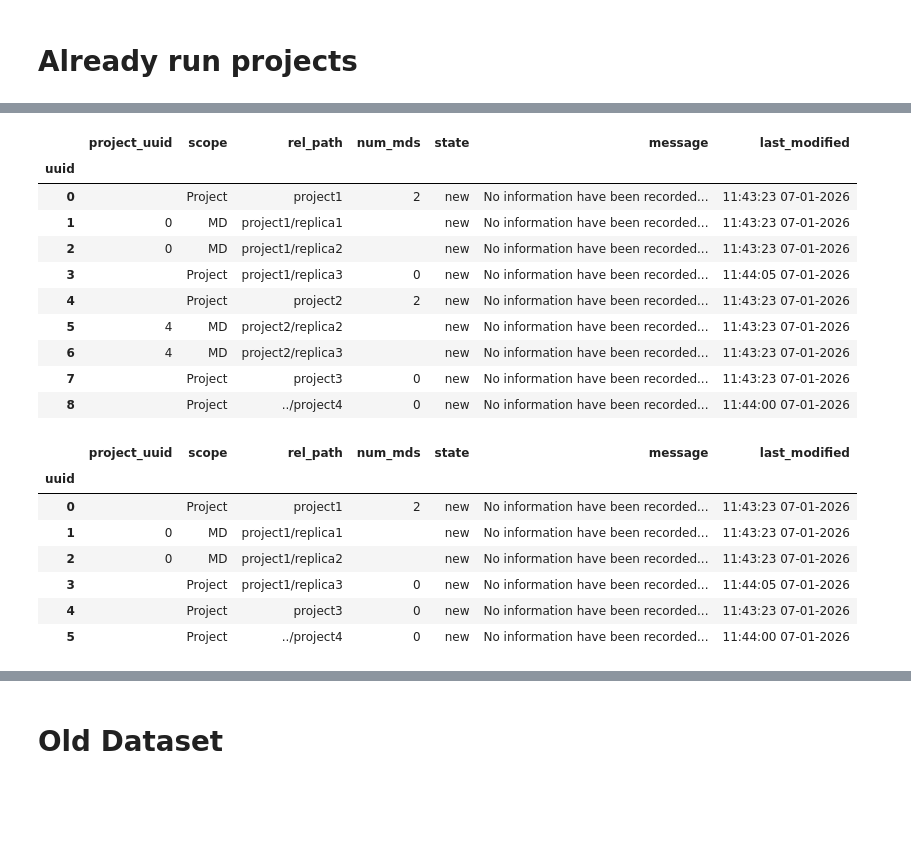
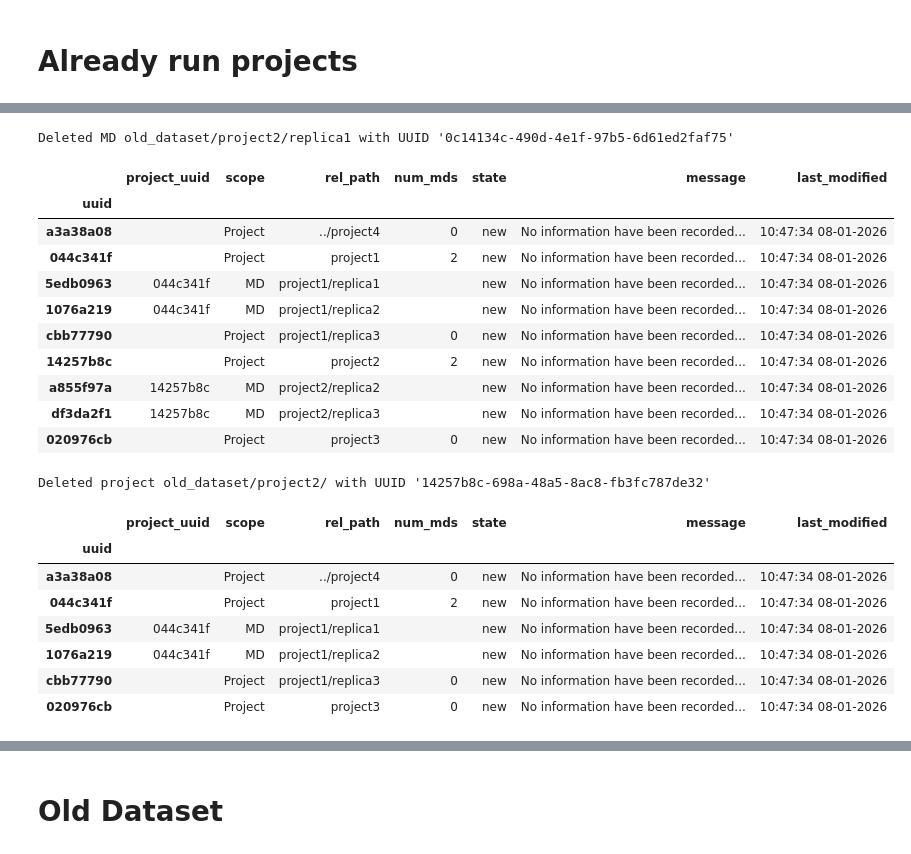
Before and after one commit to mmb-irb/MDDB-workflow, a Jupyter notebook: docs/source/dataset.ipynb, the cells around one changed output, grey strips where cells are left out. Drawn from its saved outputs; the diff is of its cells as text; code cells hidden in the pictures; blank space fills up the shorter version.

```diff
--- a/docs/source/dataset.ipynb
+++ b/docs/source/dataset.ipynb
@@ -514,32 +514,34 @@ ds.dataframe
 # %%
 # Test removing an MD by directory path
-ds.remove_entry(test_dir+'/project2/replica1')
+ds.remove_entry(test_dir+'/project2/replica1', verbose=True)
 ds.dataframe
 # %% [output]
+Deleted MD old_dataset/project2/replica1 with UUID '0c14134c-490d-4e1f-97b5-6d61ed2faf75'
 |  | project_uuid | scope | rel_path | num_mds | state | message | last_modified |
 | uuid |  |  |  |  |  |  |  |
-| 0 |  | Project | project1 | 2 | new | No information have been recorded... | 11:43:23 07-01-2026 |
-| 1 | 0 | MD | project1/replica1 |  | new | No information have been recorded... | 11:43:23 07-01-2026 |
-| 2 | 0 | MD | project1/replica2 |  | new | No information have been recorded... | 11:43:23 07-01-2026 |
-| 3 |  | Project | project1/replica3 | 0 | new | No information have been recorded... | 11:44:05 07-01-2026 |
-| 4 |  | Project | project2 | 2 | new | No information have been recorded... | 11:43:23 07-01-2026 |
-| 5 | 4 | MD | project2/replica2 |  | new | No information have been recorded... | 11:43:23 07-01-2026 |
-| 6 | 4 | MD | project2/replica3 |  | new | No information have been recorded... | 11:43:23 07-01-2026 |
-| 7 |  | Project | project3 | 0 | new | No information have been recorded... | 11:43:23 07-01-2026 |
-| 8 |  | Project | ../project4 | 0 | new | No information have been recorded... | 11:44:00 07-01-2026 |
+| a3a38a08 |  | Project | ../project4 | 0 | new | No information have been recorded... | 10:47:34 08-01-2026 |
+| 044c341f |  | Project | project1 | 2 | new | No information have been recorded... | 10:47:34 08-01-2026 |
+| 5edb0963 | 044c341f | MD | project1/replica1 |  | new | No information have been recorded... | 10:47:34 08-01-2026 |
+| 1076a219 | 044c341f | MD | project1/replica2 |  | new | No information have been recorded... | 10:47:34 08-01-2026 |
+| cbb77790 |  | Project | project1/replica3 | 0 | new | No information have been recorded... | 10:47:34 08-01-2026 |
+| 14257b8c |  | Project | project2 | 2 | new | No information have been recorded... | 10:47:34 08-01-2026 |
+| a855f97a | 14257b8c | MD | project2/replica2 |  | new | No information have been recorded... | 10:47:34 08-01-2026 |
+| df3da2f1 | 14257b8c | MD | project2/replica3 |  | new | No information have been recorded... | 10:47:34 08-01-2026 |
+| 020976cb |  | Project | project3 | 0 | new | No information have been recorded... | 10:47:34 08-01-2026 |
 # %%
 # Test removing an entire project (will cascade delete all MDs)
-ds.remove_entry(test_dir+'/project2/')
+ds.remove_entry(test_dir+'/project2/', verbose=True)
 ds.dataframe
 # %% [output]
+Deleted project old_dataset/project2/ with UUID '14257b8c-698a-48a5-8ac8-fb3fc787de32'
 |  | project_uuid | scope | rel_path | num_mds | state | message | last_modified |
 | uuid |  |  |  |  |  |  |  |
-| 0 |  | Project | project1 | 2 | new | No information have been recorded... | 11:43:23 07-01-2026 |
-| 1 | 0 | MD | project1/replica1 |  | new | No information have been recorded... | 11:43:23 07-01-2026 |
-| 2 | 0 | MD | project1/replica2 |  | new | No information have been recorded... | 11:43:23 07-01-2026 |
-| 3 |  | Project | project1/replica3 | 0 | new | No information have been recorded... | 11:44:05 07-01-2026 |
-| 4 |  | Project | project3 | 0 | new | No information have been recorded... | 11:43:23 07-01-2026 |
-| 5 |  | Project | ../project4 | 0 | new | No information have been recorded... | 11:44:00 07-01-2026 |
+| a3a38a08 |  | Project | ../project4 | 0 | new | No information have been recorded... | 10:47:34 08-01-2026 |
+| 044c341f |  | Project | project1 | 2 | new | No information have been recorded... | 10:47:34 08-01-2026 |
+| 5edb0963 | 044c341f | MD | project1/replica1 |  | new | No information have been recorded... | 10:47:34 08-01-2026 |
+| 1076a219 | 044c341f | MD | project1/replica2 |  | new | No information have been recorded... | 10:47:34 08-01-2026 |
+| cbb77790 |  | Project | project1/replica3 | 0 | new | No information have been recorded... | 10:47:34 08-01-2026 |
+| 020976cb |  | Project | project3 | 0 | new | No information have been recorded... | 10:47:34 08-01-2026 |
 # %%
 # Test get_status by directory path
 ds.get_status(test_dir+'/project1')
```
Also changed, not shown: parts of 21 cells of this notebook, 4 other files.
